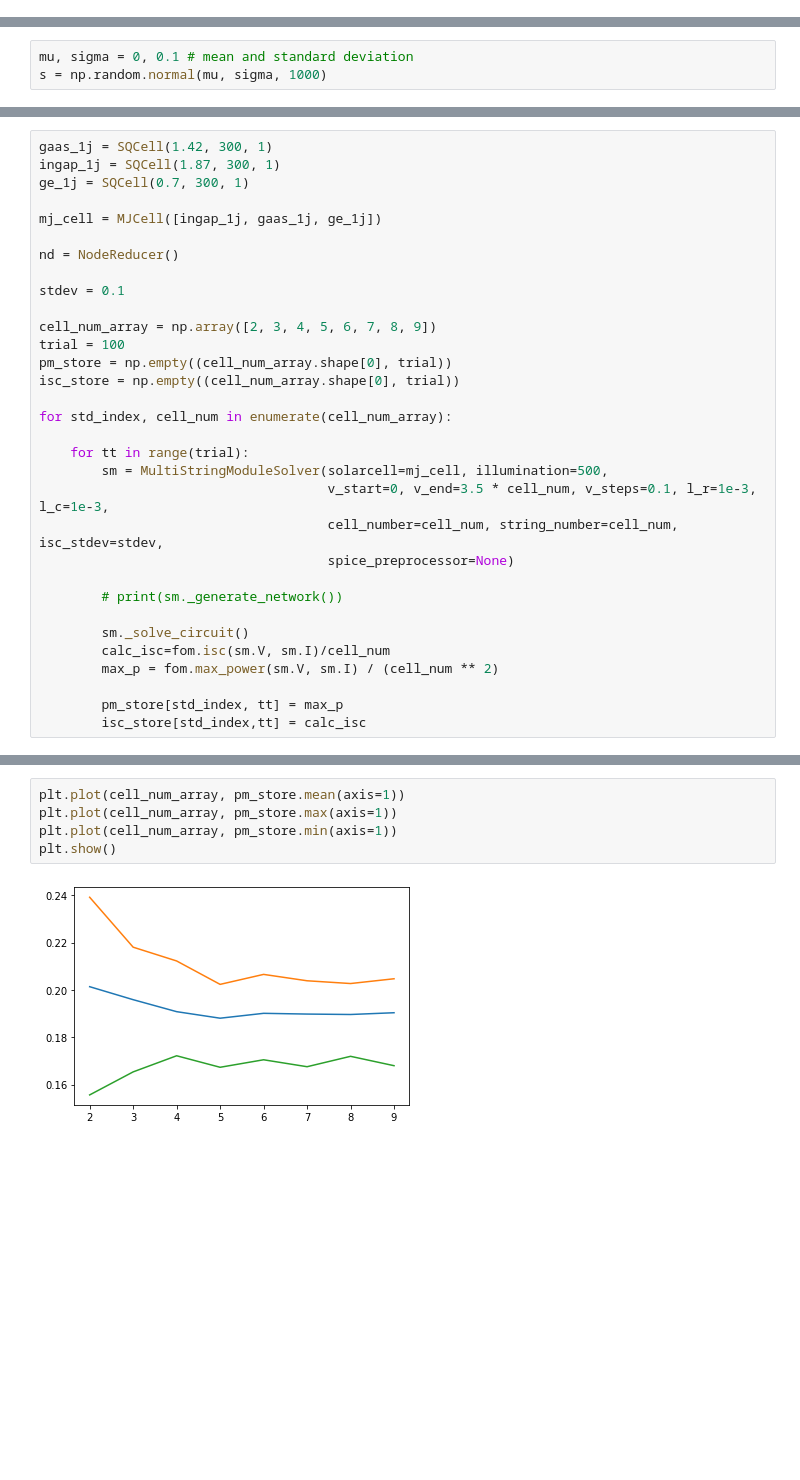
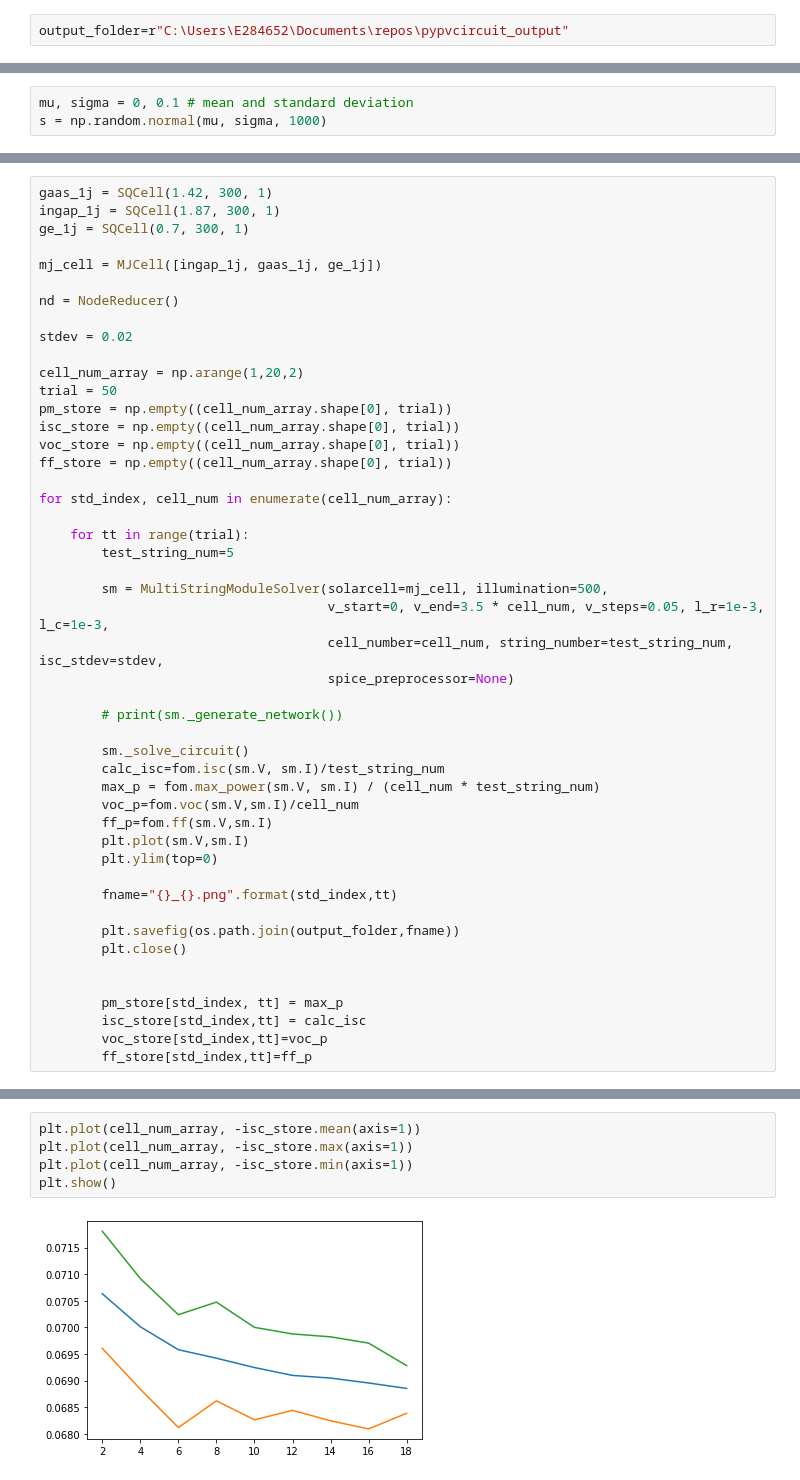
Before and after one commit to kanhua/pypvcircuit, a Jupyter notebook: experiment/Isc variation.ipynb, the cells around one changed output, grey strips where cells are left out. Cells and saved outputs as stored; diff of their text form; blank space fills up the shorter version.

```diff
--- a/experiment/Isc variation.ipynb
+++ b/experiment/Isc variation.ipynb
@@ -8,3 +9,5 @@ sys.path.append('../')
+# %%
+output_folder=r"C:\Users\E284652\Documents\repos\pypvcircuit_output"
 # %%
 import unittest
 from pypvcell.solarcell import SQCell, MJCell
@@ -34,26 +37,42 @@ mj_cell = MJCell([ingap_1j, gaas_1j, ge_1j])
 
 nd = NodeReducer()
 
-stdev = 0.1
+stdev = 0.02
 
-cell_num_array = np.array([2, 3, 4, 5, 6, 7, 8, 9])
-trial = 100
+cell_num_array = np.arange(1,20,2)
+trial = 50
 pm_store = np.empty((cell_num_array.shape[0], trial))
 isc_store = np.empty((cell_num_array.shape[0], trial))
+voc_store = np.empty((cell_num_array.shape[0], trial))
+ff_store = np.empty((cell_num_array.shape[0], trial))
 
 for std_index, cell_num in enumerate(cell_num_array):
 
     for tt in range(trial):
+        test_string_num=5
+
         sm = MultiStringModuleSolver(solarcell=mj_cell, illumination=500,
-                                     v_start=0, v_end=3.5 * cell_num, v_steps=0.1, l_r=1e-3, l_c=1e-3,
-                                     cell_number=cell_num, string_number=cell_num, isc_stdev=stdev,
+                                     v_start=0, v_end=3.5 * cell_num, v_steps=0.05, l_r=1e-3, l_c=1e-3,
+                                     cell_number=cell_num, string_number=test_string_num, isc_stdev=stdev,
                                      spice_preprocessor=None)
 
         # print(sm._generate_network())
 
         sm._solve_circuit()
-        calc_isc=fom.isc(sm.V, sm.I)/cell_num
-        max_p = fom.max_power(sm.V, sm.I) / (cell_num ** 2)
+        calc_isc=fom.isc(sm.V, sm.I)/test_string_num
+        max_p = fom.max_power(sm.V, sm.I) / (cell_num * test_string_num)
+        voc_p=fom.voc(sm.V,sm.I)/cell_num
+        ff_p=fom.ff(sm.V,sm.I)
+        plt.plot(sm.V,sm.I)
+        plt.ylim(top=0)
+
+        fname="{}_{}.png".format(std_index,tt)
+
+        plt.savefig(os.path.join(output_folder,fname))
+        plt.close()
+
 
         pm_store[std_index, tt] = max_p
         isc_store[std_index,tt] = calc_isc
+        voc_store[std_index,tt]=voc_p
+        ff_store[std_index,tt]=ff_p
@@ -60,8 +112,8 @@ for std_index, cell_num in enumerate(cell_num_array):
 # %%
-plt.plot(cell_num_array, pm_store.mean(axis=1))
-plt.plot(cell_num_array, pm_store.max(axis=1))
-plt.plot(cell_num_array, pm_store.min(axis=1))
+plt.plot(cell_num_array, -isc_store.mean(axis=1))
+plt.plot(cell_num_array, -isc_store.max(axis=1))
+plt.plot(cell_num_array, -isc_store.min(axis=1))
 plt.show()
 # %% [output]
-[figure, old version]
+[figure, new version]
 # %%
```
Also changed, not shown: parts of 10 cells of this notebook, 4 other files.
